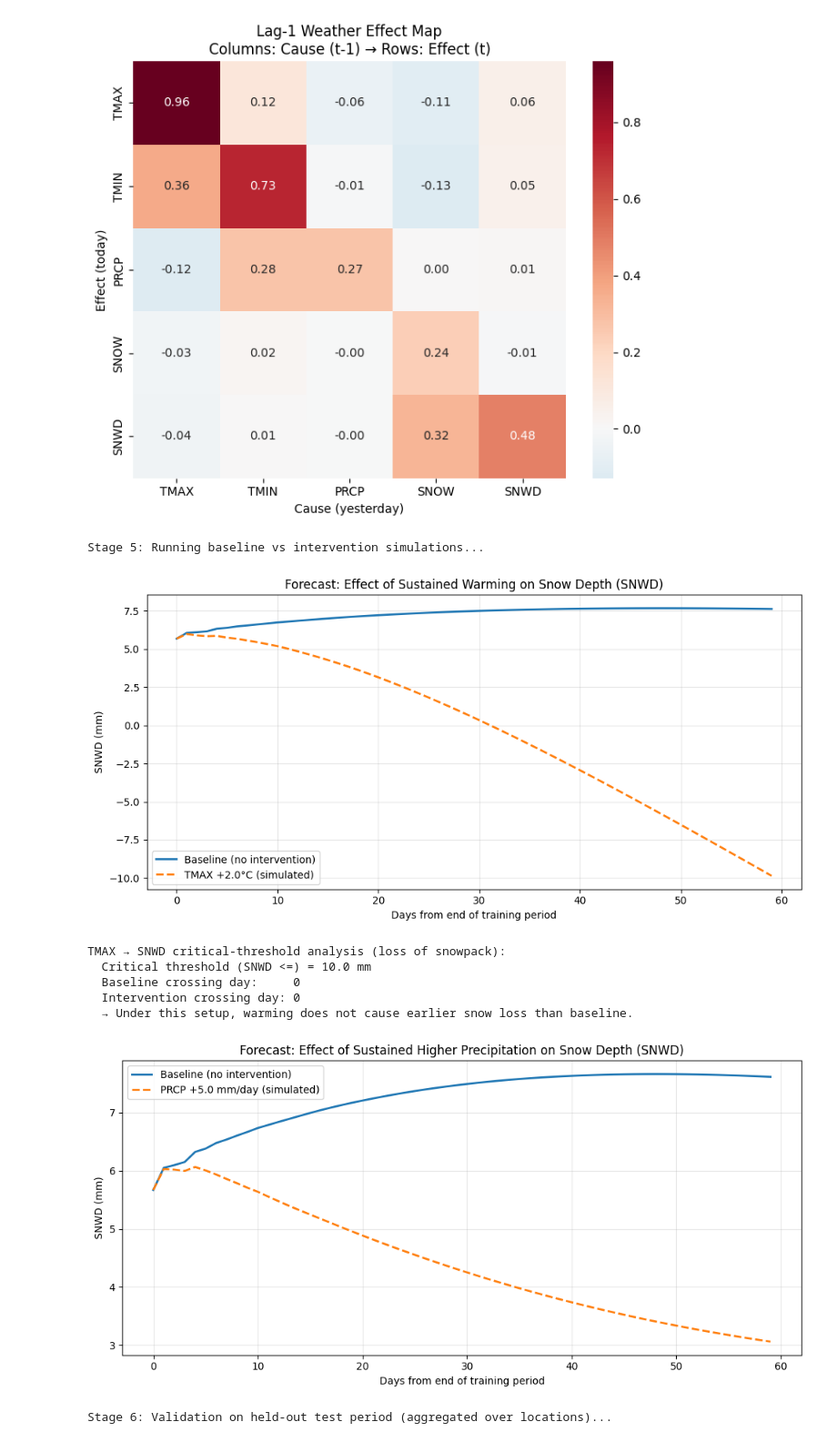
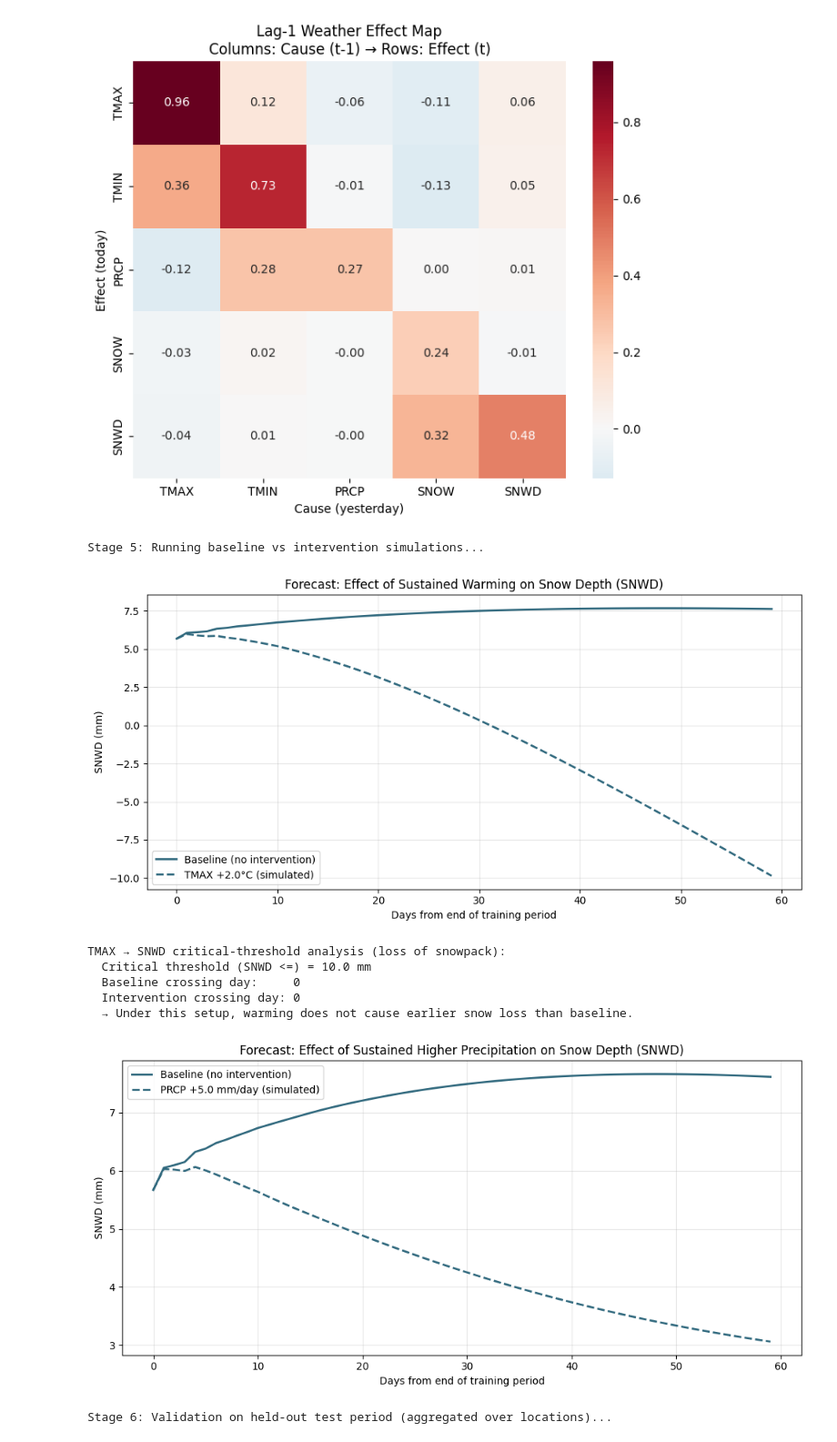
Before and after one commit to isabellafmv/network-dynamics-failure-propagation, a Jupyter notebook: model/weatherdata.ipynb, the cells around one changed output. Shown at 91% size. Cells and saved outputs as stored; diff of their text form; code cells hidden in the pictures.

```diff
--- a/model/weatherdata.ipynb
+++ b/model/weatherdata.ipynb
@@ -21,7 +21,7 @@ from statsmodels.tsa.api import VAR
 
 # This assumes ghcn_clean.csv from your previous script:
 # columns: station, date, variable, value
-ghcn_file = "/Users/isabellamueller-vogt/Library/Mobile Documents/com~apple~CloudDocs/08 - side quests/network-dynamics-failure-propagation/model/data/ghcn_clean_small.csv"
+ghcn_file = "/Users/isabellamueller-vogt/Library/Mobile Documents/com~apple~CloudDocs/08 - side quests/ghcn_clean.csv"
 
 print("Loading weather data from:", ghcn_file)
 df_long = pd.read_csv(ghcn_file, parse_dates=["date"])
@@ -417,8 +417,8 @@ if "TMAX" in var_names and "SNWD" in var_names:
     # Plot trajectories for SNWD (snow depth)
     t = np.arange(horizon)
     plt.figure(figsize=(10, 5))
-    plt.plot(t, baseline_path[:, snwd_idx], label="Baseline (no intervention)", linewidth=2)
-    plt.plot(t, intervention_path[:, snwd_idx], label=f"TMAX +{temp_boost}°C (simulated)", linewidth=2, linestyle="--")
+    plt.plot(t, baseline_path[:, snwd_idx], label="Baseline (no intervention)", linewidth=2, color="#2F687D")
+    plt.plot(t, intervention_path[:, snwd_idx], label=f"TMAX +{temp_boost}°C (simulated)", linewidth=2, linestyle="--", color="#2F687D")
     plt.xlabel("Days from end of training period")
     plt.ylabel("SNWD (mm)")
     plt.title("Forecast: Effect of Sustained Warming on Snow Depth (SNWD)")
@@ -446,42 +446,42 @@ if "TMAX" in var_names and "SNWD" in var_names:
 # -------------------------------------------------------------------
 # Scenario 2: "What if daily precipitation were higher?" (PRCP ↑)
 # -------------------------------------------------------------------
 if "PRCP" in var_names and "SNWD" in var_names:
     prcp_idx = var_names.index("PRCP")
     snwd_idx = var_names.index("SNWD")
 
     baseline_path2 = simulate_path(results, initial_history, horizon, intervention_fn=None)
 
     # Policy: sustained increase in daily precipitation
     prcp_boost = 5.0  # mm/day more precipitation (conceptual)
     def wetter_climate(step, y_pred):
         y_pred[prcp_idx] += prcp_boost
         return y_pred
 
     intervention_path2 = simulate_path(results, initial_history, horizon, intervention_fn=wetter_climate)
 
     t = np.arange(horizon)
     plt.figure(figsize=(10, 5))
-    plt.plot(t, baseline_path2[:, snwd_idx], label="Baseline (no intervention)", linewidth=2)
-    plt.plot(t, intervention_path2[:, snwd_idx], label=f"PRCP +{prcp_boost} mm/day (simulated)", linewidth=2, linestyle="--")
+    plt.plot(t, baseline_path2[:, snwd_idx], label="Baseline (no intervention)", linewidth=2, color="#2F687D")
+    plt.plot(t, intervention_path2[:, snwd_idx], label=f"PRCP +{prcp_boost} mm/day (simulated)", linewidth=2, linestyle="--", color="#2F687D")
     plt.xlabel("Days from end of training period")
     plt.ylabel("SNWD (mm)")
     plt.title("Forecast: Effect of Sustained Higher Precipitation on Snow Depth (SNWD)")
     plt.grid(alpha=0.3)
     plt.legend()
     plt.tight_layout()
     plt.show()
 else:
     print("\nSkipping some intervention scenarios because required variables were not found.")
 # %% [output]
 Stage 5: Running baseline vs intervention simulations...
-[figure, old version]
+[figure, new version]
 TMAX → SNWD critical-threshold analysis (loss of snowpack):
   Critical threshold (SNWD <=) = 10.0 mm
   Baseline crossing day:     0
   Intervention crossing day: 0
   → Under this setup, warming does not cause earlier snow loss than baseline.
-[figure, old version]
+[figure, new version]
 # %%
 # ============================================================
 # STAGE 6: FORECASTING & VALIDATION ON HELD-OUT PERIOD
```
Also changed, not shown: parts of 1 cell of this notebook, 5 other files.
